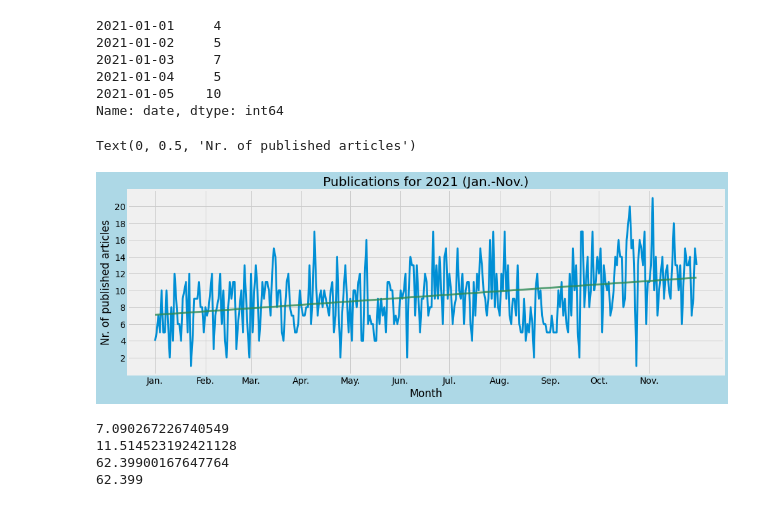
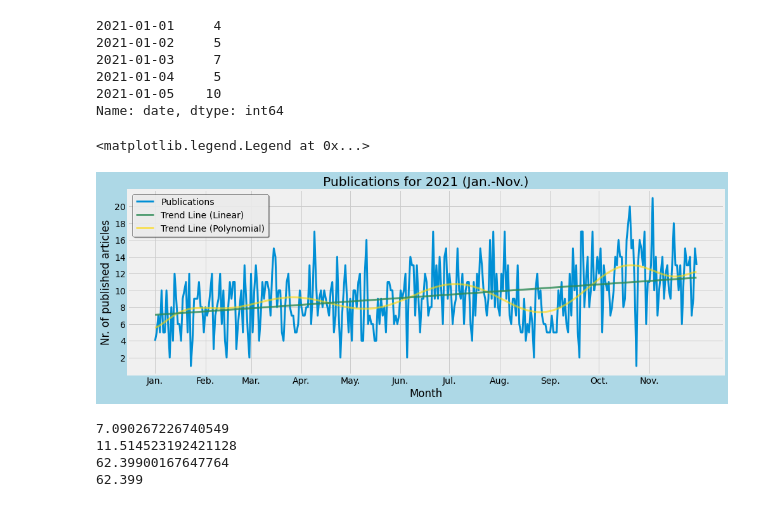
Before and after one commit to vollenia/data_analysis_CNN_news, a Jupyter notebook: analysis_cnn_xml.ipynb, the cells around one changed output. Saved outputs shown, nothing was run; the diff lists cells and outputs as text; code cells hidden in the pictures.

Commit message:
added poly trend line

```diff
--- a/analysis_cnn_xml.ipynb
+++ b/analysis_cnn_xml.ipynb
@@ -79,7 +79,7 @@ Name: date, dtype: int64
 #possibly switch from making individual series to pulling from a dataframe (this is likely more elegant)
 
 # List of months
-m = ["Jan.", "Feb.", "Mar.", "Apr.", "May.", "Jun.", "Jul.", "Aug.", "Sep.", "Oct.", "Nov."]
+m = ["Jan.", "Feb.", "Mar.", "Apr.", "May.", "Jun.", "Jul.", "Aug.", "Sep.", "Oct.", "Nov."] # ADD MONTH OF DEC.
 d = [31, 28, 31, 30, 31, 30, 31, 31, 30, 31, 30]
 
 # Initiating the plot
@@ -87,45 +87,48 @@ fig_pub_year, ax_pub_year = plt.subplots()
 
 # Feeding the data
 publications.plot(x=publications.index, y=publications.values, title=f"Publications for 2021 ({m[0]}-{m[-1]})", kind="line", figsize=(15,5),
-alpha=1, linewidth=3)
+                    alpha=1, linewidth=3, label="Publications")
 
 # Generating the trend line as polynomial regression
+z = np.polyfit([i[0] for i in enumerate(publications.values)], publications.values, 11) # CHANGE DEGREE TO 12 (one for each month)
+p = np.poly1d(z)
+ax_pub_year.plot([i[0] for i in enumerate(publications.values)], p([i[0] for i in enumerate(publications.values)]),
+                linewidth=3, c="gold", alpha=0.6, label="Trend Line (Polynomial)")
+
+# Generating the trend line as linear regression
 reg = linear_model.LinearRegression()
 X = np.arange(0, len(publications.index))[:, np.newaxis]
 y = publications.values[:, np.newaxis]
 reg.fit(X, y)
 y_pred = reg.predict(X)
-ax_pub_year.plot(X, y_pred, linewidth=3, c="seagreen", alpha=0.8)
+ax_pub_year.plot(X, y_pred, linewidth=3, c="seagreen", alpha=0.8, label="Trend Line (Linear)")
 
 # Predicting publications for December
 #X_dec = np.arange(len(X)-1, 365-1)[:, np.newaxis]
 #y_dec = reg.predict(X_dec)
 #ax_pub_year.plot(X_dec, y_dec, linewidth=3, c="yellow", alpha=0.8)
 
-# Generating the trend line as polynomial regression
-#z = np.polyfit([i[0] for i in enumerate(publications.values)], publications.values, 1)
-#p = np.poly1d(z)
-#ax_pub_year.plot([i[0] for i in enumerate(publications.values)], p([i[0] for i in enumerate(publications.values)]),
-                #linewidth=3, c="yellow", alpha=0.8)
-
-
 # Configurating the chart
 fig_pub_year.set_facecolor('lightblue') # outer
 #ax_pub_year.set_facecolor('lightgrey') # inner
-ax_pub_year.set_xticks(np.arange(0,len(publications), step=len(publications)/11))
+ax_pub_year.set_xticks(np.arange(0,len(publications), step=len(publications)/11)) #CHANGE THIS TO 12 AFTER ADDING DEC
 ax_pub_year.set_xticks([np.sum(d[:i]) for i in range(len(d))])
 ax_pub_year.set_xticklabels(m, rotation=0, ha="center")
 ax_pub_year.set_yticks(np.arange(0,np.max(publications)+1, step=2)[1:])
 ax_pub_year.set_xlabel("Month")
 ax_pub_year.set_ylabel("Nr. of published articles")
 
+handles, labels = ax_pub_year.get_legend_handles_labels() # handles, labels are extracted and then reordered to achieve a more pleasant look
+ax_pub_year.legend(handles=handles[:1]+handles[-1:]+handles[1:2], labels=labels[:1]+labels[-1:]+labels[1:2], loc='upper left', title=None,
+                    facecolor="white", edgecolor="black", fancybox=True, shadow=True, borderpad=None, framealpha=0.8)
+
 # Drawing vertical separators for each month (if theme without a grid is used)
 #dd = [np.sum(d[:i]) for i in range(len(d))]
 #for xc in dd:
     #ax_pub_year.axvline(x=xc, c="red", linewidth=1)
 # %% [output]
-Text(0, 0.5, 'Nr. of published articles')
+<matplotlib.legend.Legend at 0x...>
-[figure, old version]
+[figure, new version]
 # %%
 start_reg_line = float(y_pred[0])
 end_reg_line = float(y_pred[-1])
```
Also changed, not shown: parts of 1 cell of this notebook.
